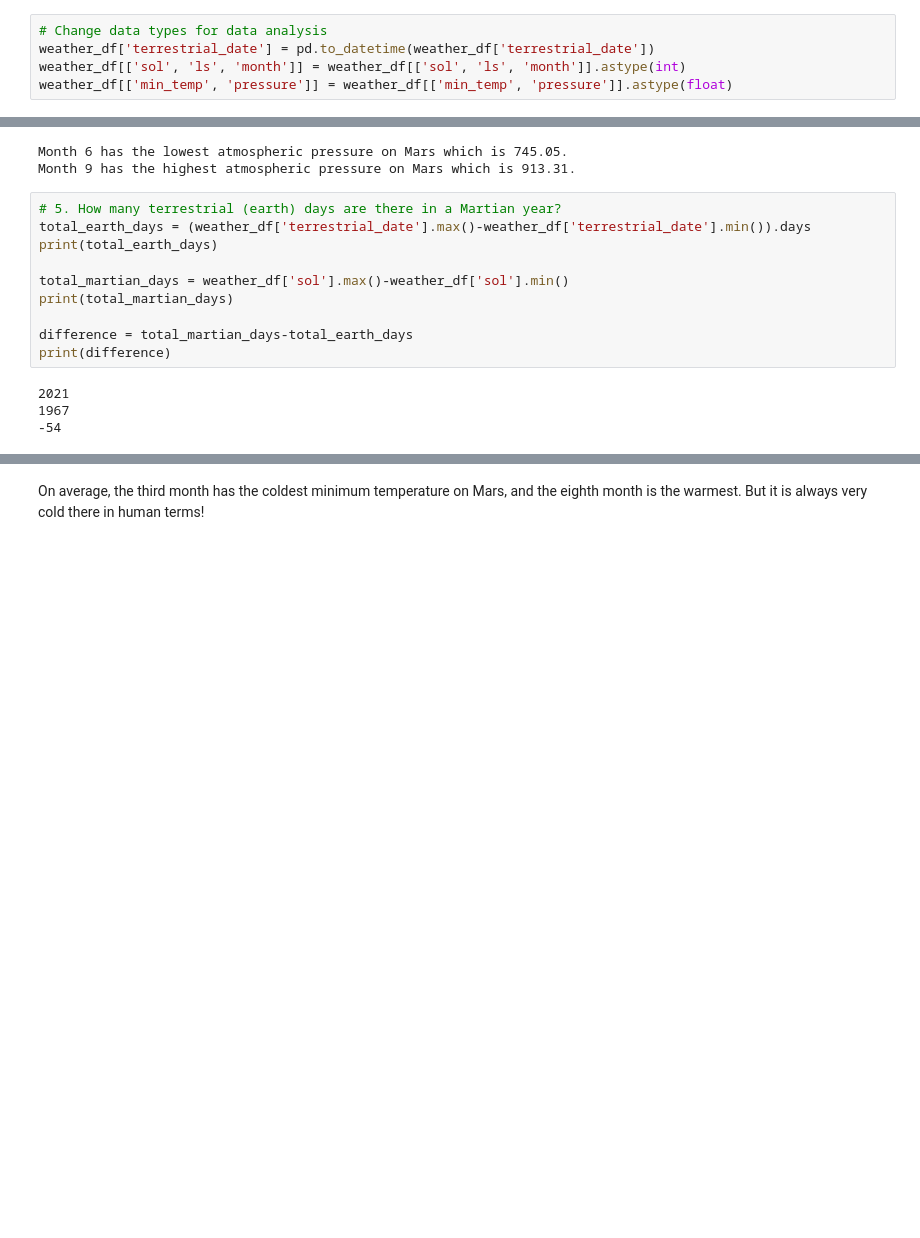
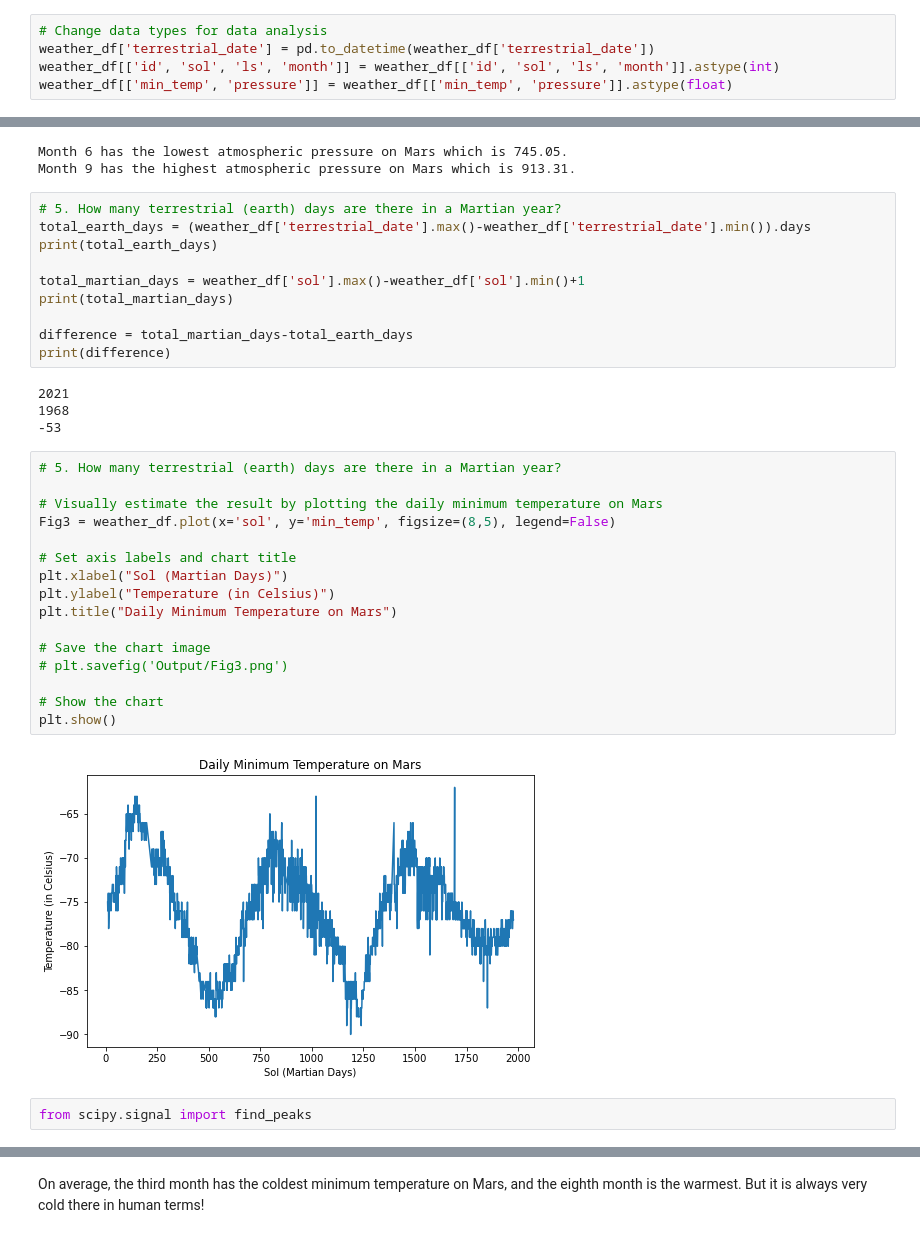
Before and after one commit to saraparveen26/WebScraping-Mars, a Jupyter notebook: Mars/part_2_mars_weather.ipynb, the cells around one changed output, grey strips where cells are left out. Cells and saved outputs as stored; diff of their text form; blank space fills up the shorter version.

Commit message:
weather analysis updated

```diff
--- a/Mars/part_2_mars_weather.ipynb
+++ b/Mars/part_2_mars_weather.ipynb
@@ -160,7 +160,7 @@ dtype: object
 # %%
 # Change data types for data analysis
 weather_df['terrestrial_date'] = pd.to_datetime(weather_df['terrestrial_date'])
-weather_df[['sol', 'ls', 'month']] = weather_df[['sol', 'ls', 'month']].astype(int)
+weather_df[['id', 'sol', 'ls', 'month']] = weather_df[['id', 'sol', 'ls', 'month']].astype(int)
 weather_df[['min_temp', 'pressure']] = weather_df[['min_temp', 'pressure']].astype(float)
 # %%
 # Confirm type changes were successful by examining data types again
@@ -317,12 +315,32 @@ Month 9 has the highest atmospheric pressure on Mars which is 913.31.
 total_earth_days = (weather_df['terrestrial_date'].max()-weather_df['terrestrial_date'].min()).days
 print(total_earth_days)
 
-total_martian_days = weather_df['sol'].max()-weather_df['sol'].min()
+total_martian_days = weather_df['sol'].max()-weather_df['sol'].min()+1
 print(total_martian_days)
 
 difference = total_martian_days-total_earth_days
 print(difference)
 # %% [output]
 2021
-1967
--54
+1968
+-53
+# %%
+# 5. How many terrestrial (earth) days are there in a Martian year?
+
+# Visually estimate the result by plotting the daily minimum temperature on Mars
+Fig3 = weather_df.plot(x='sol', y='min_temp', figsize=(8,5), legend=False)
+
+# Set axis labels and chart title
+plt.xlabel("Sol (Martian Days)")
+plt.ylabel("Temperature (in Celsius)")
+plt.title("Daily Minimum Temperature on Mars")
+
+# Save the chart image
+# plt.savefig('Output/Fig3.png')
+
+# Show the chart
+plt.show()
+# %% [output]
+[figure, added]
+# %%
+from scipy.signal import find_peaks
```
Also changed, not shown: parts of 4 cells of this notebook, 1 other file.
